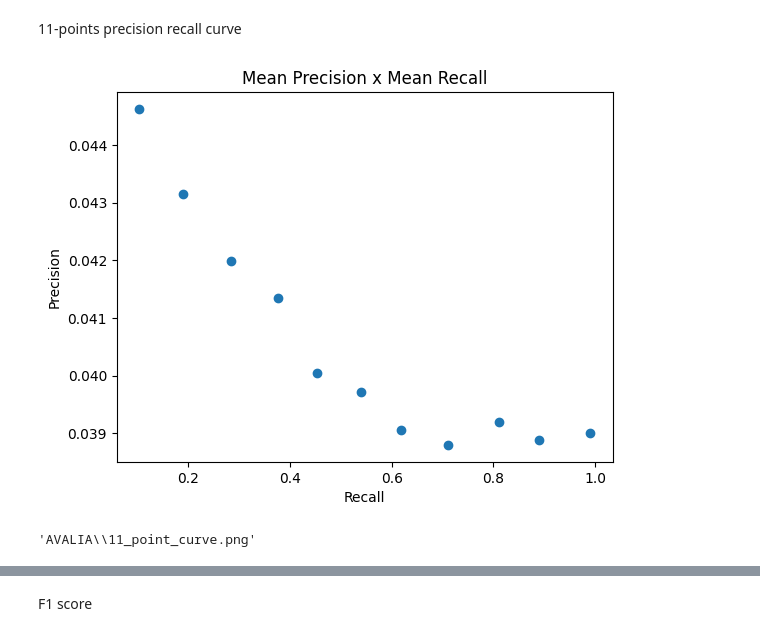
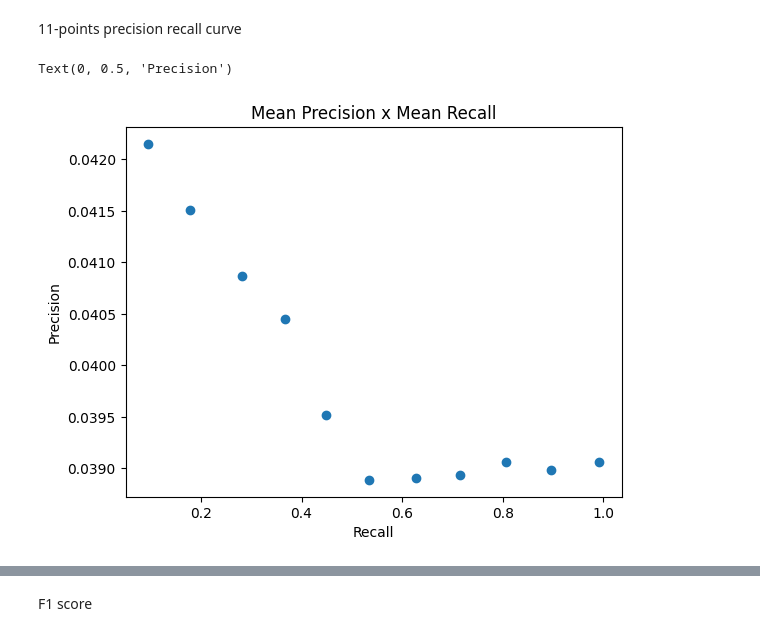
Before and after one commit to luancvieira/Information-Retrieval-Evaluation, a Jupyter notebook: src/IR evaluation.ipynb, the cells around one changed output, grey strips where cells are left out. Saved outputs shown, nothing was run; the diff lists cells and outputs as text; code cells hidden in the pictures.

Commit message:
update code and results

```diff
--- a/src/IR evaluation.ipynb
+++ b/src/IR evaluation.ipynb
@@ -661,5 +657,43 @@ def eleven_points_precision_recall_curve(): # Initialize an empty list to store
-# %%
-eleven_points_precision_recall_curve()
-# %% [output]
-[figure, removed]
-'AVALIA\\11_point_curve.png'
+# %%
+precision_values = []
+recall_values = []
+
+# Loop through each unique query number
+for query_number in sorted_df['QueryNumber'].unique():
+    # Filter the DataFrame for the current query number
+    query_df = sorted_df[sorted_df['QueryNumber'] == query_number]
+
+    # Get the relevant documents for the current query
+    relevant_documents = query_df[query_df['labels'] == 1]
+    total_relevant_documents = len(relevant_documents)
+
+    # Calculate precision and recall at fixed intervals
+    precision = []
+    recall = []
+
+    number_of_points = 11
+    incremental_results_index = int(len(query_df) / number_of_points)
+
+    for i in range(number_of_points):
+        results_ranking = query_df.iloc[:((i + 1) * incremental_results_index)]
+        true_positives = len(results_ranking[results_ranking['labels'] == 1])
+
+        precision.append(true_positives / len(results_ranking))
+        recall.append(true_positives / total_relevant_documents)
+
+    # Append precision and recall values to the overall lists
+    precision_values.append(precision)
+    recall_values.append(recall)
+
+# Compute the mean precision and mean recall across all queries
+mean_precisions = np.mean(precision_values, axis=0)
+mean_recalls = np.mean(recall_values, axis=0)
+
+# Plot the mean precision vs. mean recall scatter plot
+plt.scatter(mean_recalls, mean_precisions)
+plt.title("Mean Precision x Mean Recall")
+plt.xlabel('Recall')
+plt.ylabel('Precision')
+# %% [output]
+Text(0, 0.5, 'Precision')
+[figure, added]
```
Also changed, not shown: parts of 19 cells of this notebook, 21 other files.
